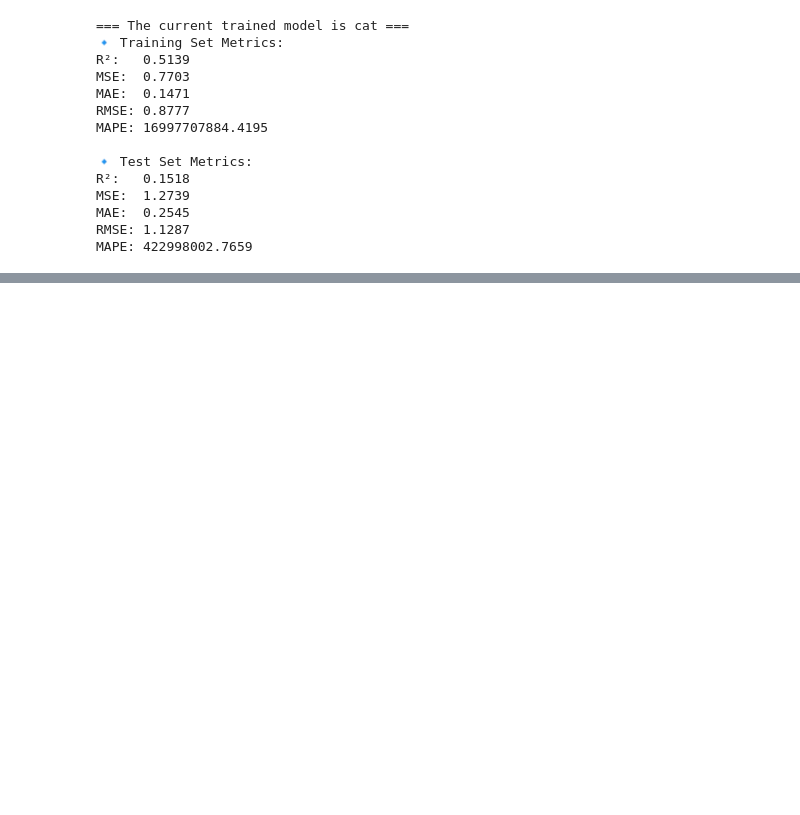
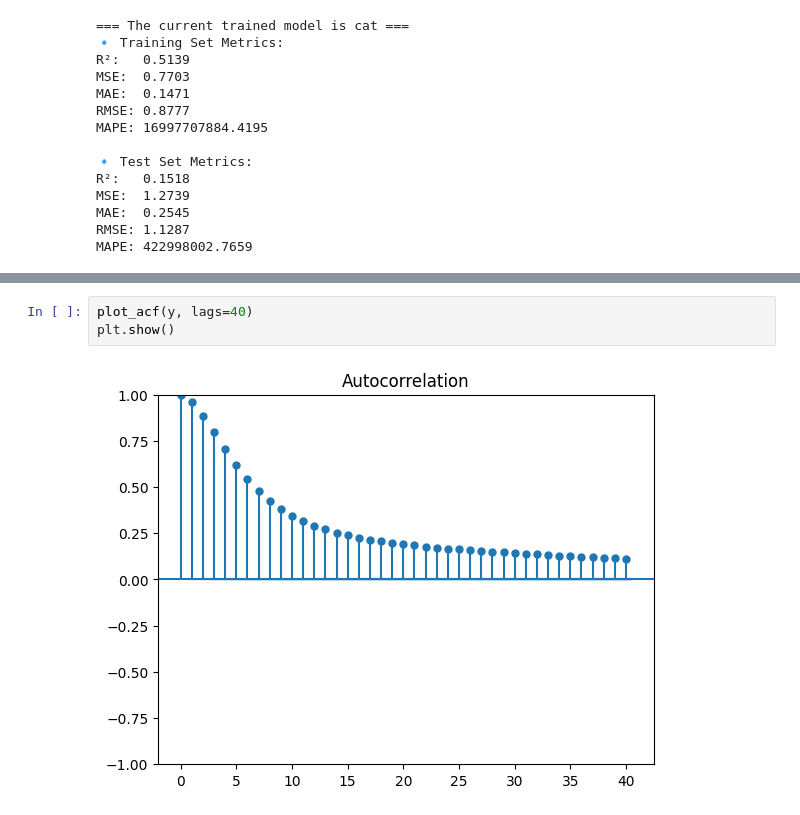
Before and after one commit to wornSweater/MS_thesis, a Jupyter notebook: 5. model_analysis_whole.ipynb, the cells around one changed output, grey strips where cells are left out. Drawn from its saved outputs; the diff is of its cells as text; blank space fills up the shorter version.

```diff
--- a/5. model_analysis_whole.ipynb
+++ b/5. model_analysis_whole.ipynb
@@ -408,0 +522,5 @@ print(f"MAPE: {test_mape:.4f}\n")
+# %%
+plot_acf(y, lags=40)
+plt.show()
+# %% [output]
+[figure, added]
```
Also changed, not shown: parts of 5 cells of this notebook, 39 other files.
